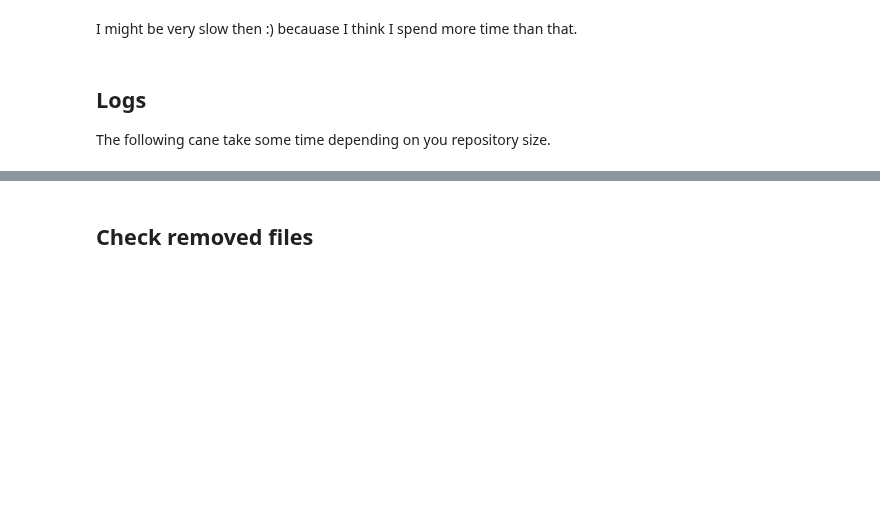
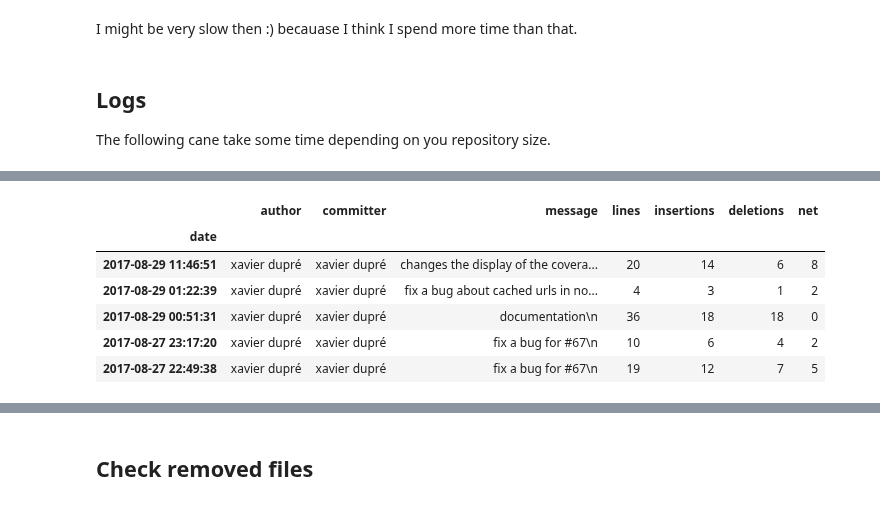
Before and after one commit to sdpython/pyquickhelper, a Jupyter notebook: _doc/notebooks/git_dataframes.ipynb, the cells around one changed output, grey strips where cells are left out. Drawn from its saved outputs; the diff is of its cells as text; code cells hidden in the pictures; blank space fills up the shorter version.

```diff
--- a/_doc/notebooks/git_dataframes.ipynb
+++ b/_doc/notebooks/git_dataframes.ipynb
@@ -95,0 +68,16 @@ histf.head()
+# %%
+try:
+    hist = repo.commit_history()
+except Exception as e:
+    # Not always reliable.
+    print(e)
+    hist = pandas.DataFrame()
+hist.head()
+# %% [output]
+|  | author | committer | message | lines | insertions | deletions | net |
+| date |  |  |  |  |  |  |  |
+| 2017-08-29 11:46:51 | xavier dupré | xavier dupré | changes the display of the covera... | 20 | 14 | 6 | 8 |
+| 2017-08-29 01:22:39 | xavier dupré | xavier dupré | fix a bug about cached urls in no... | 4 | 3 | 1 | 2 |
+| 2017-08-29 00:51:31 | xavier dupré | xavier dupré | documentation\n | 36 | 18 | 18 | 0 |
+| 2017-08-27 23:17:20 | xavier dupré | xavier dupré | fix a bug for #67\n | 10 | 6 | 4 | 2 |
+| 2017-08-27 22:49:38 | xavier dupré | xavier dupré | fix a bug for #67\n | 19 | 12 | 7 | 5 |
```
Also changed, not shown: parts of 17 cells of this notebook.
